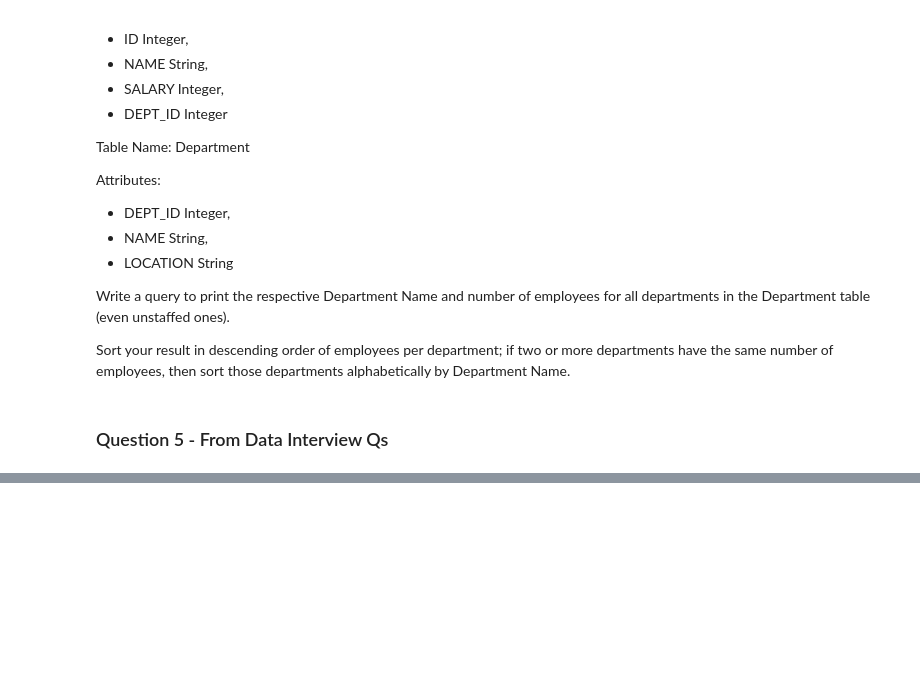
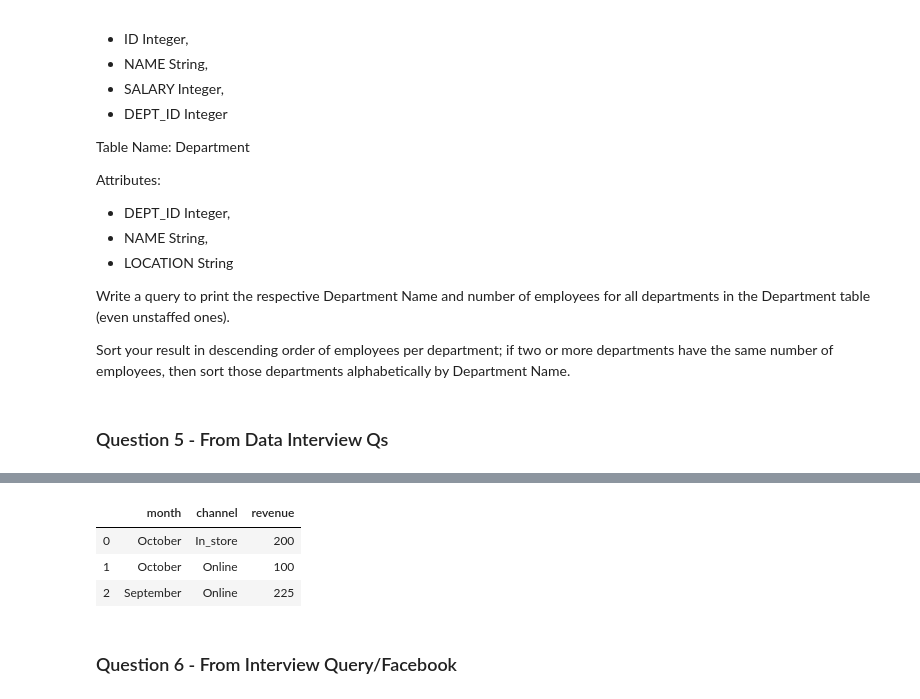
Before and after one commit to nadinezab/prep, a Jupyter notebook: SQL Prep.ipynb, the cells around one changed output, grey strips where cells are left out. Drawn from its saved outputs; the diff is of its cells as text; code cells hidden in the pictures; blank space fills up the shorter version.

Commit message:
Question 6 from IQ

```diff
--- a/SQL Prep.ipynb
+++ b/SQL Prep.ipynb
@@ -177,0 +216,19 @@ GROUP BY o.channel
+# %%
+query = """ SELECT o.month,
+                   o.channel,
+                   SUM(r.revenue) AS revenue
+            FROM orders o
+            JOIN revenue r
+            ON o.order_id = r.order_id
+            WHERE o.month IN ('September', 'October')
+            GROUP BY o.month, o.channel
+            """
+# %%
+pandasql.sqldf(query, globals())
+# %% [output]
+|  | month | channel | revenue |
+| 0 | October | In_store | 200 |
+| 1 | October | Online | 100 |
+| 2 | September | Online | 225 |
+# %% [markdown]
+### Question 6 - From Interview Query/Facebook
```
Also changed, not shown: parts of 9 cells of this notebook.
